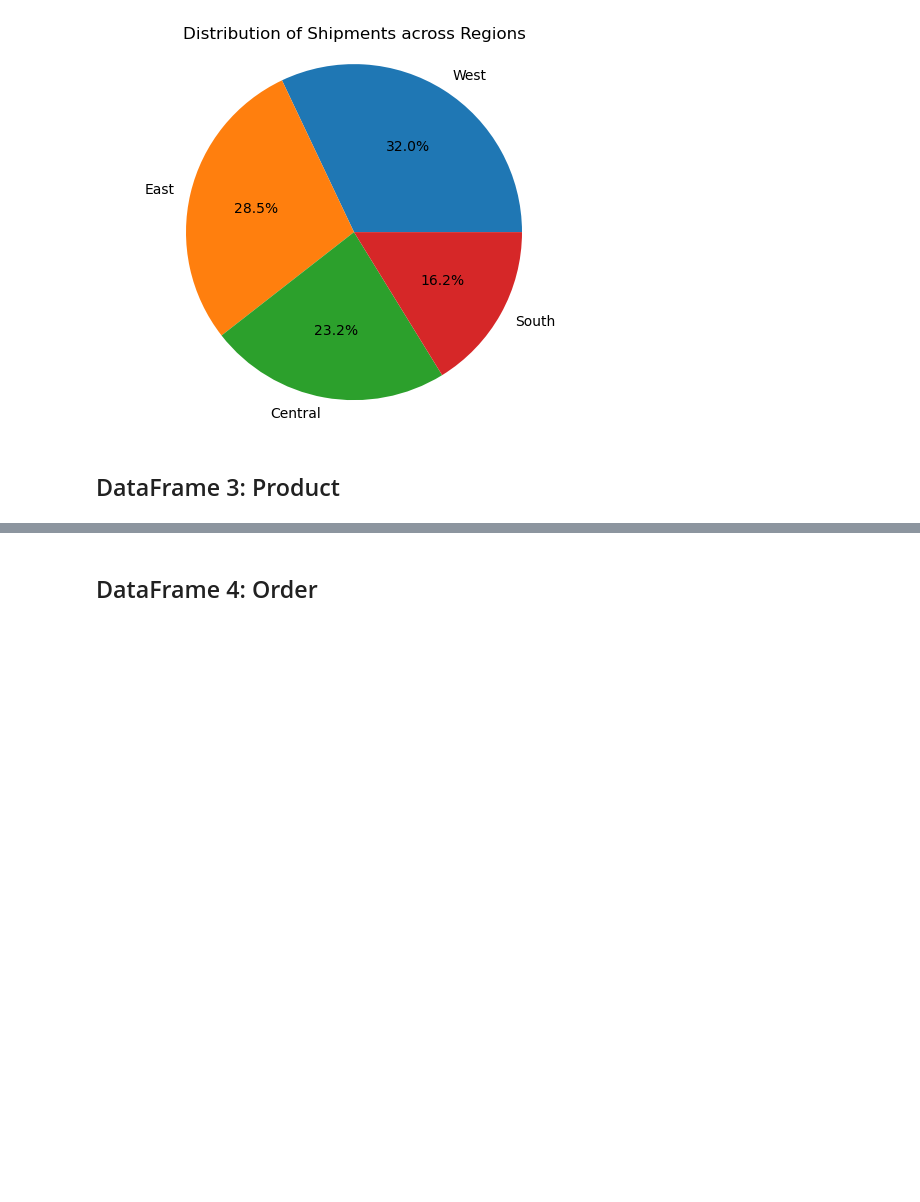
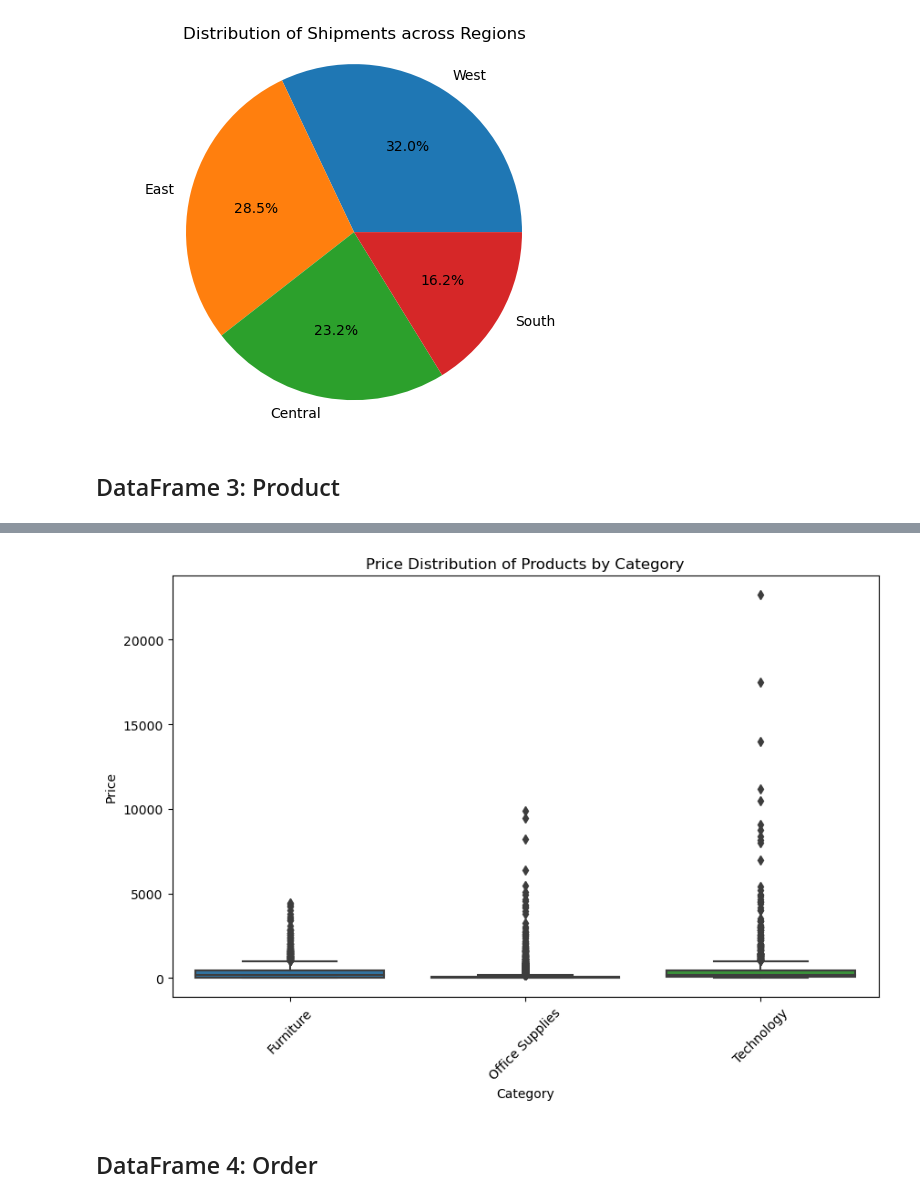
Before and after one commit to MaxLopezSalgado/superstore_e-commerce, a Jupyter notebook: eda/eda.ipynb, the cells around one changed output, grey strips where cells are left out. Saved outputs shown, nothing was run; the diff lists cells and outputs as text; code cells hidden in the pictures; blank space fills up the shorter version.

```diff
--- a/eda/eda.ipynb
+++ b/eda/eda.ipynb
@@ -400,3 +434,15 @@ plt.show()
+# %%
+# Box plot: Analyze the price distribution of products and identify any outliers or variations across categories.
+plt.figure(figsize=(10, 6))  # Set the figure size
+
+sns.boxplot(x='category', y='price', data=product)
+plt.xlabel('Category')
+plt.ylabel('Price')
+plt.title('Price Distribution of Products by Category')
+plt.xticks(rotation=45)  # Rotate the x-axis labels for better visibility
+plt.show()
+# %% [output]
+[figure, added]
 # %% [markdown]
 ## DataFrame 4: Order
 # %%
```
Also changed, not shown: parts of 6 cells of this notebook.
